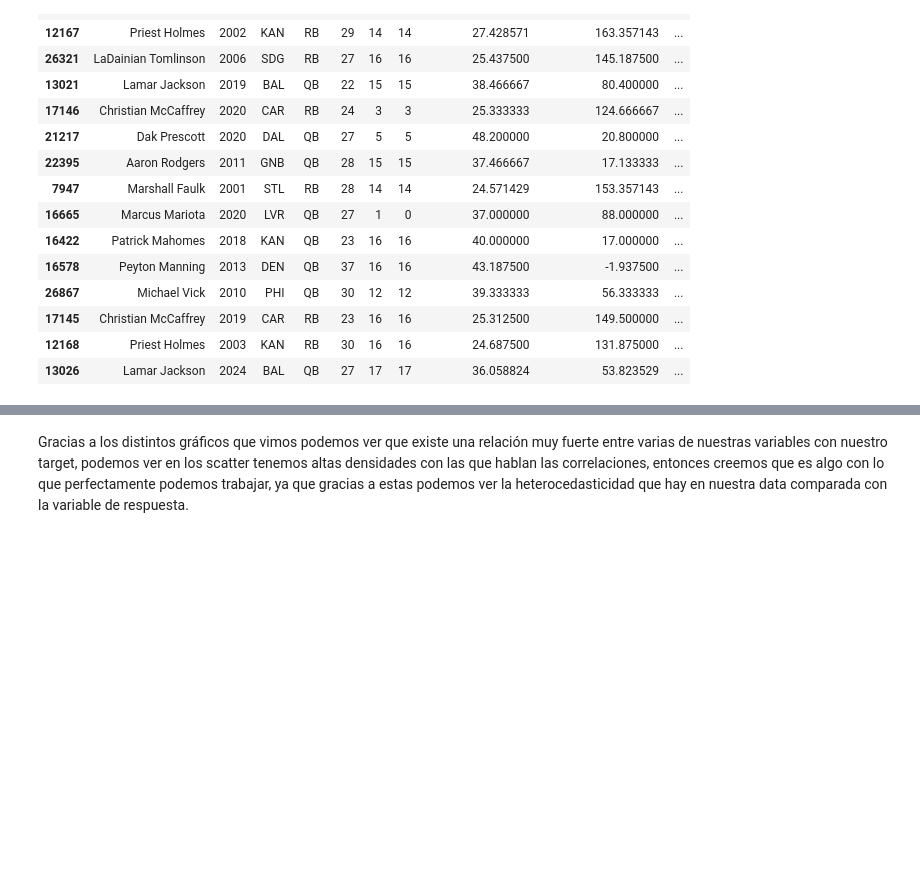
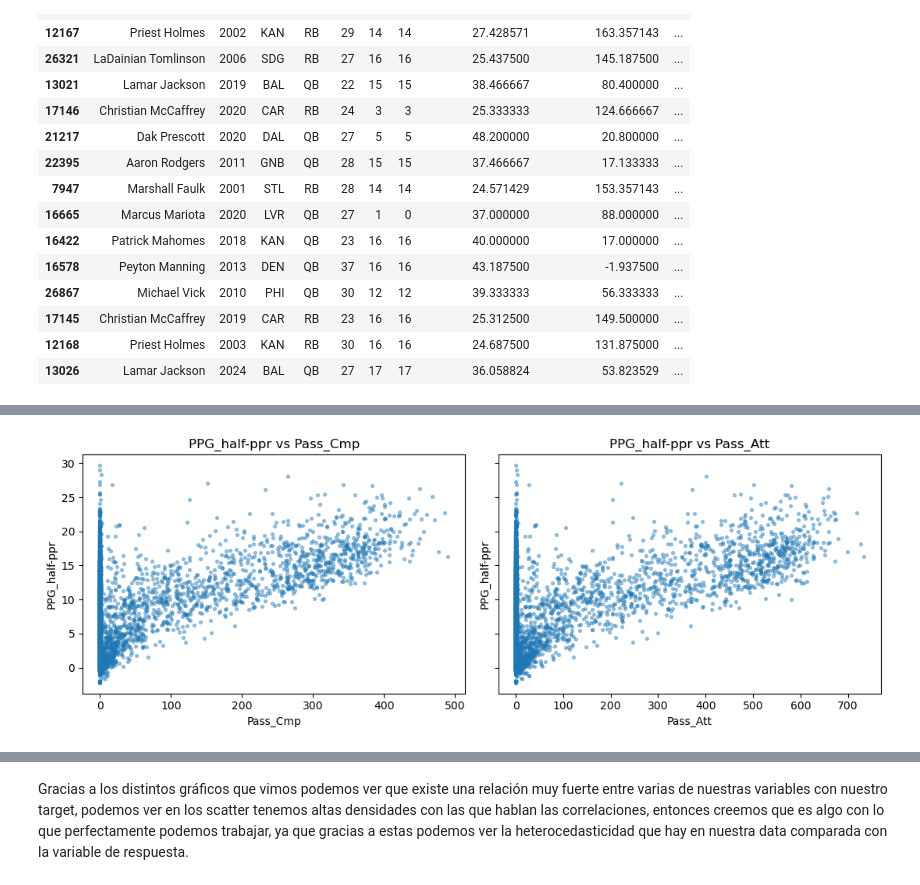
Before and after one commit to edumar67/Fantasy_project, a Jupyter notebook: Entrega2/2_entrega_regresión.ipynb, the cells around one changed output, grey strips where cells are left out. Drawn from its saved outputs; the diff is of its cells as text; code cells hidden in the pictures; blank space fills up the shorter version.

```diff
--- a/Entrega2/2_entrega_regresión.ipynb
+++ b/Entrega2/2_entrega_regresión.ipynb
@@ -391,22 +395,24 @@ top
 # %%
-# feat1  = "Pass_Cmp"
-# feat2  = "Pass_Att"
+feat1  = "Pass_Cmp"
+feat2  = "Pass_Att"
 
-# d1 = df_ordenado.dropna(subset=[target, feat1])
-# d2 = df_ordenado.dropna(subset=[target, feat2])
+d1 = df_ordenado.dropna(subset=[target, feat1])
+d2 = df_ordenado.dropna(subset=[target, feat2])
 
-# fig, axes = plt.subplots(1, 2, figsize=(11, 4), sharey=True)
+fig, axes = plt.subplots(1, 2, figsize=(11, 4), sharey=True)
 
-# axes[0].scatter(d1[feat1], d1[target], s=8, alpha=0.4)
-# axes[0].set_xlabel(feat1)
-# axes[0].set_ylabel(target)
-# axes[0].set_title(f"{target} vs {feat1}")
+axes[0].scatter(d1[feat1], d1[target], s=8, alpha=0.4)
+axes[0].set_xlabel(feat1)
+axes[0].set_ylabel(target)
+axes[0].set_title(f"{target} vs {feat1}")
 
-# axes[1].scatter(d2[feat2], d2[target], s=8, alpha=0.4)
-# axes[1].set_xlabel(feat2)
-# axes[1].set_ylabel(target)
-# axes[1].set_title(f"{target} vs {feat2}")
+axes[1].scatter(d2[feat2], d2[target], s=8, alpha=0.4)
+axes[1].set_xlabel(feat2)
+axes[1].set_ylabel(target)
+axes[1].set_title(f"{target} vs {feat2}")
 
-# plt.tight_layout()
-# plt.show()
+plt.tight_layout()
+plt.show()
+# %% [output]
+[figure, added]
 # %%
```
Also changed, not shown: parts of 11 cells of this notebook.
